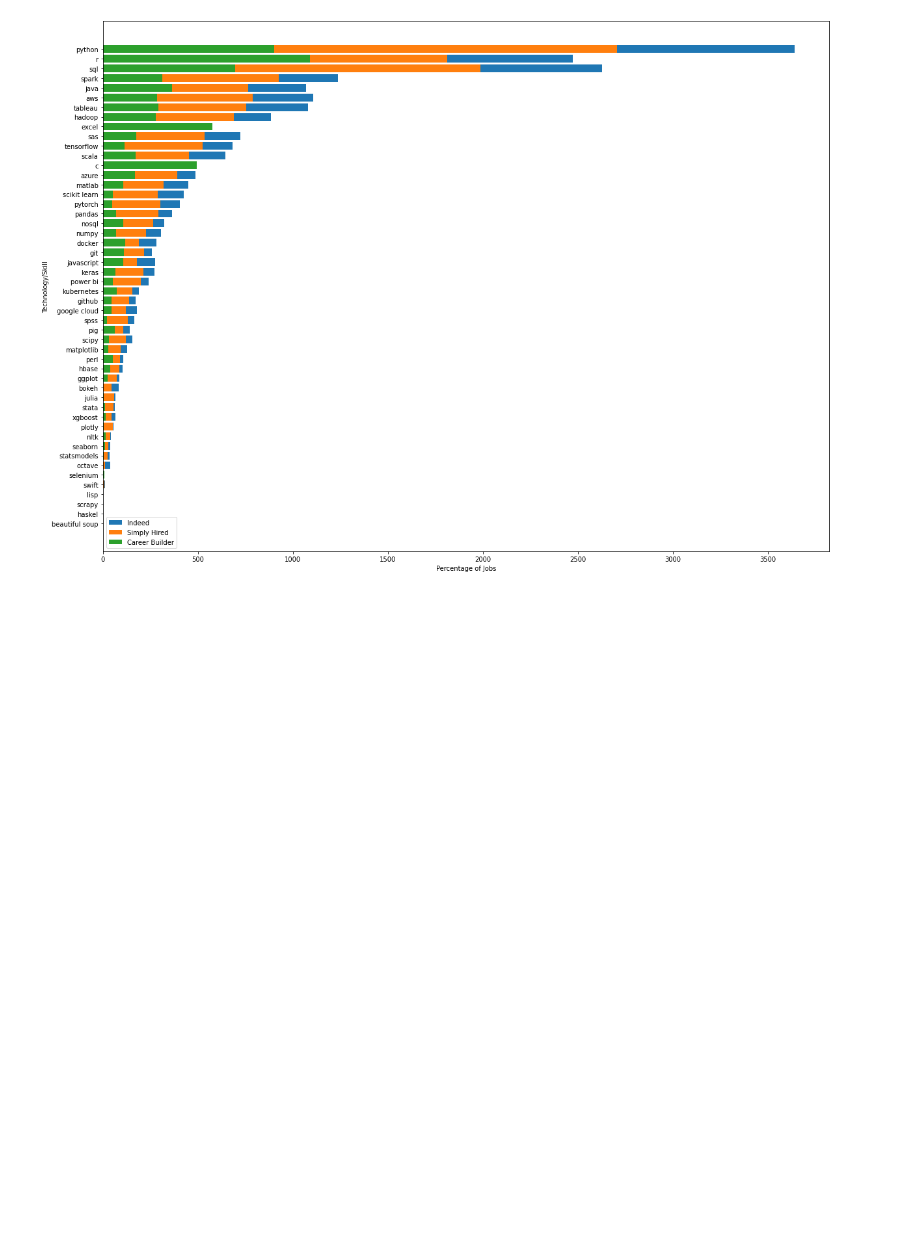
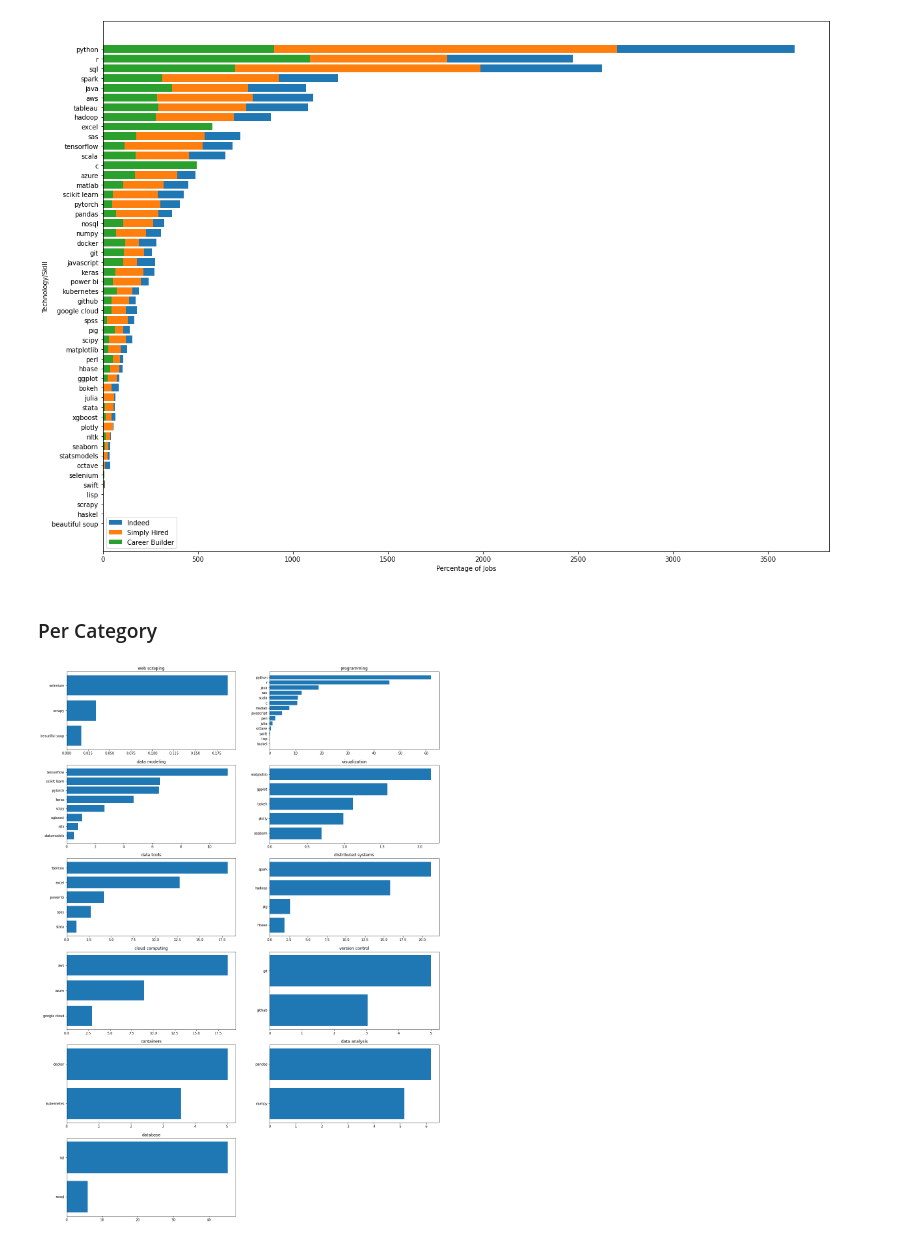
Before and after one commit to chaptrbootcamps/on-demand-tech-skills, a Jupyter notebook: Data Science/ds_visualization.ipynb, the cells around one changed output. Drawn from its saved outputs; the diff is of its cells as text; code cells hidden in the pictures; blank space fills up the shorter version.

Commit message:
Data Visualization Per Category

```diff
--- a/Data Science/ds_visualization.ipynb
+++ b/Data Science/ds_visualization.ipynb
@@ -71,3 +77,17 @@ plt.legend()
 plt.show()
 # %% [output]
 [figure]
+# %% [markdown]
+### Per Category
+# %%
+plt.figure(figsize=(20, 30))
+
+for i in range(len(categories)):
+    #print(categories[i])
+    data = df[df['Category'] == categories[i]]
+
+    plt.subplot((len(categories)/2)+1,2,i+1)
+    plt.barh(data['Skill'], data['percentage'])
+    plt.title(categories[i])
+# %% [output]
+[figure, added]
```
Also changed, not shown: parts of 3 cells of this notebook, 1 other file.
